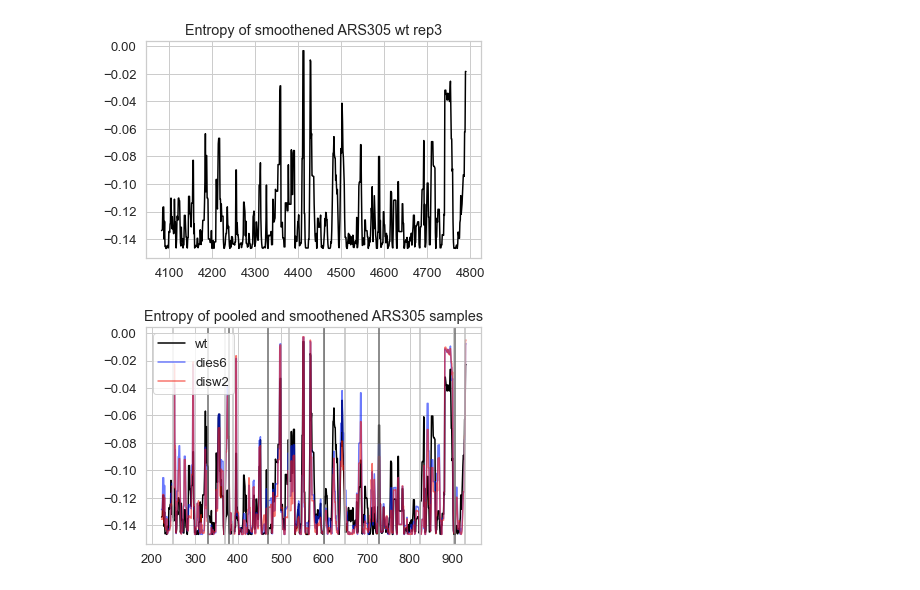
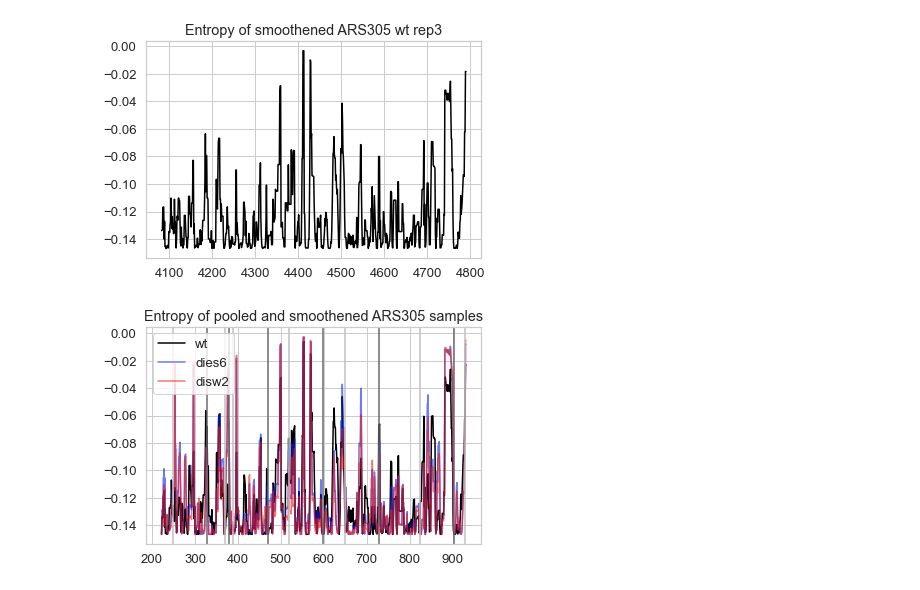
Before and after one commit to KarolineHoller/nanopore_methylation, a Jupyter notebook: ARS305_entropy.ipynb, the cells around one changed output. Saved outputs shown, nothing was run; the diff lists cells and outputs as text; code cells hidden in the pictures.

```diff
--- a/ARS305_entropy.ipynb
+++ b/ARS305_entropy.ipynb
@@ -57,20 +61,20 @@ disw2_rep2_naked = np.loadtxt("controls/naked_plasmid_disw2_rep2_clean_780_reads
 # %%
-overlap_plasmid_wt3 = wt_rep3_naked_plasmid[:, 4082:4792]
-overlap_plasmid_wt2 = wt_rep2_naked_plasmid[:, 4082:4792]
+overlap_plasmid_wt3 = wt_rep3_naked_plasmid[:, 4081:4791]
+overlap_plasmid_wt2 = wt_rep2_naked_plasmid[:, 4081:4791]
 
-overlap_plasmid_dies6_1 = dies6_rep1_naked[:, 4082:4792]
-overlap_plasmid_dies6_2 = dies6_rep2_naked[:, 4082:4792]
+overlap_plasmid_dies6_1 = dies6_rep1_naked[:, 4081:4791]
+overlap_plasmid_dies6_2 = dies6_rep2_naked[:, 4081:4791]
 
-overlap_plasmid_disw2_1 = disw2_rep1_naked[:, 4082:4792]
-overlap_plasmid_disw2_2 = disw2_rep2_naked[:, 4082:4792]
+overlap_plasmid_disw2_1 = disw2_rep1_naked[:, 4081:4791]
+overlap_plasmid_disw2_2 = disw2_rep2_naked[:, 4081:4791]
 
-overlap_ARS305_wt3 = ARS305_wt[:, 222:931]
-overlap_ARS305_wt2 = ARS305_wt_rep2[:, 222:931]
+overlap_ARS305_wt3 = ARS305_wt[:, 222:932]
+overlap_ARS305_wt2 = ARS305_wt_rep2[:, 222:932]
 
-overlap_ARS305_dies6_1 = ARS305_dies6_rep1[:, 222:931]
-overlap_ARS305_dies6_2 = ARS305_dies6_rep2[:, 222:931]
-overlap_ARS305_disw2_1 = ARS305_disw2_rep1[:, 222:931]
-overlap_ARS305_disw2_2 = ARS305_disw2_rep2[:, 222:931]
+overlap_ARS305_dies6_1 = ARS305_dies6_rep1[:, 222:932]
+overlap_ARS305_dies6_2 = ARS305_dies6_rep2[:, 222:932]
+overlap_ARS305_disw2_1 = ARS305_disw2_rep1[:, 222:932]
+overlap_ARS305_disw2_2 = ARS305_disw2_rep2[:, 222:932]
 # %%
 N=1
 
@@ -389,13 +412,6 @@ plt.title("Entropy of smoothened ARS305 wt rep3")
 # %% [output]
 Text(0.5, 1.0, 'Entropy of smoothened ARS305 wt rep3')
 [figure]
-# %%
-N=10
-def smooth(array):
-        return np.convolve(array, np.ones(N)/N, mode = "same")
-
-overlap_plasmid_dies6_smooth = np.apply_along_axis(smooth, 1, overlap_plasmid_dies6_pooled)
-overlap_ARS305_dies6_smooth = np.apply_along_axis(smooth, 1, overlap_ARS305_dies6_pooled)
 # %%
 def calculate_entropy(sample, control):
     P = sample.mean(axis=0) + (1- sample.mean(axis=0))*(1-control.mean(axis=0))
@@ -407,21 +422,21 @@ entropy_ARS305_wt = calculate_entropy(overlap_ARS305_wt_smooth, overlap_plasmid_
 entropy_ARS305_dies6 = calculate_entropy(overlap_ARS305_dies6_smooth, overlap_plasmid_dies6_smooth)
 entropy_ARS305_disw2 = calculate_entropy(overlap_ARS305_disw2_smooth, overlap_plasmid_disw2_smooth)
 # %%
-sns.lineplot(x = range(222,931),
+sns.lineplot(x = range(222,932),
              y = entropy_ARS305_wt, color = "black", label ="wt")
-sns.lineplot(x = range(222,931),
+sns.lineplot(x = range(222,932),
              y = entropy_ARS305_dies6, color = "#0a22fa", alpha = 0.6, label = "dies6")
-sns.lineplot(x = range(222,931),
+sns.lineplot(x = range(222,932),
              y = entropy_ARS305_disw2, color = "#f2180c", alpha = 0.6, label = "disw2")
 plt.title("Entropy of pooled and smoothened ARS305 samples")
 
 for border in ARS305_anno.loc[:, "pos_start"]:
     if 222 < border < 935:
         plt.axvline(border, color = "silver")
 for border in ARS305_anno.loc[:, "pos_stop"]:
     if 222 < border < 935:
         plt.axvline(border, color = "dimgray")
 # %% [output]
-[figure, old version]
+[figure, new version]
 # %%
 segments = ARS305_anno.drop(columns = "position")
```
Also changed, not shown: parts of 27 cells of this notebook.
